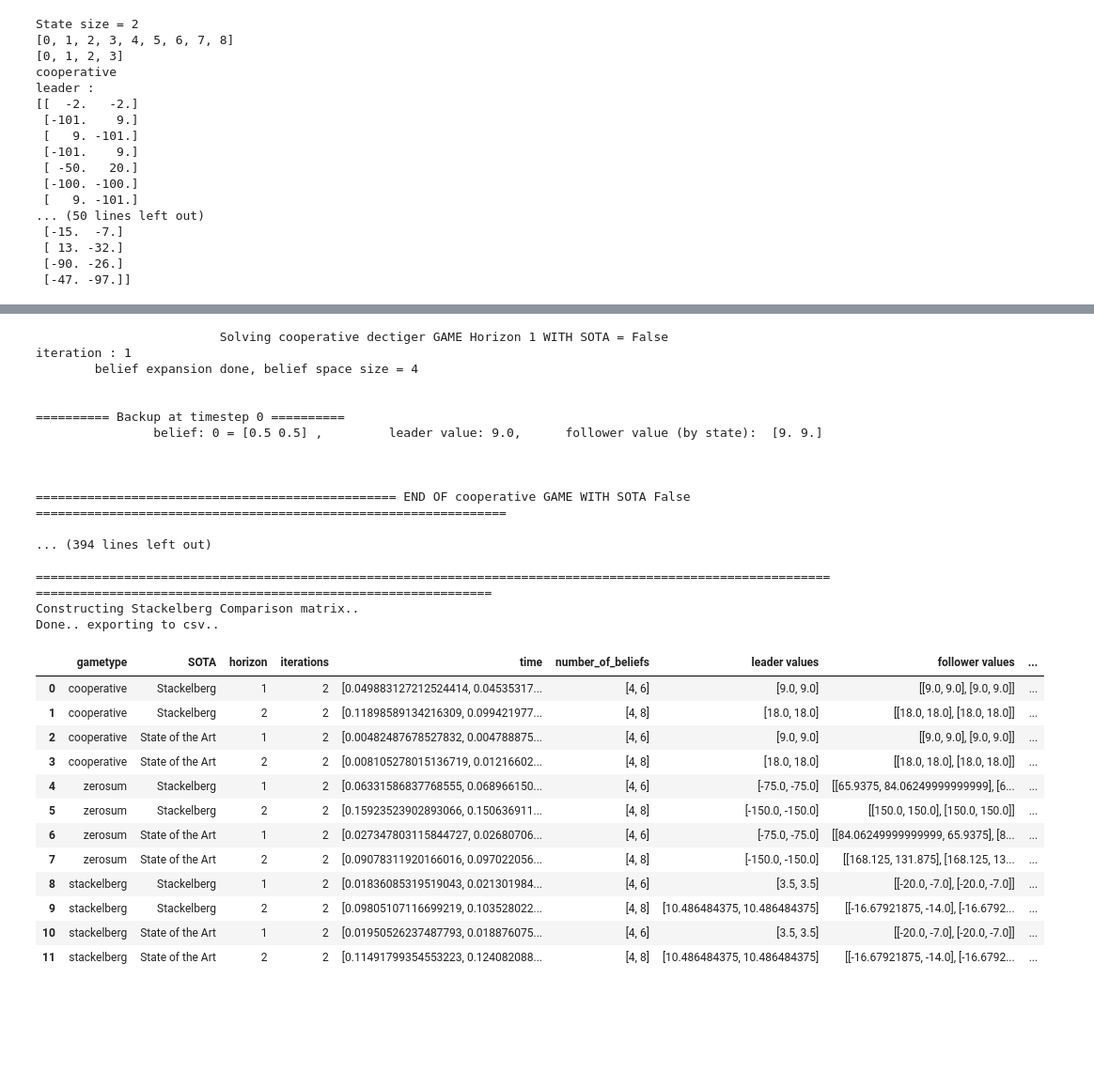
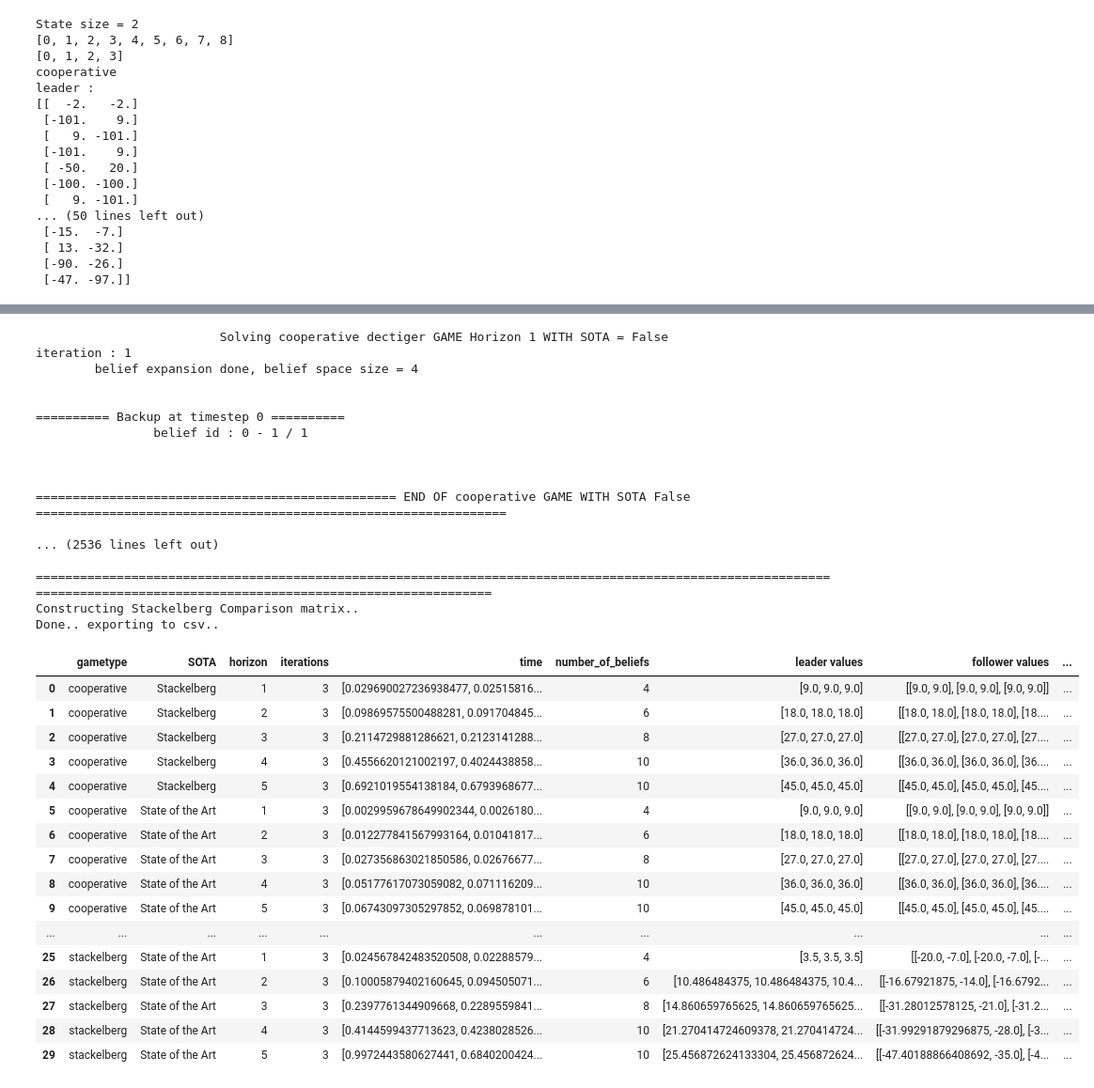
Before and after one commit to izzikampono/Thesis-New, a Jupyter notebook: test.ipynb, the cells around one changed output, grey strips where cells are left out. Shown at 94% size. Drawn from its saved outputs; the diff is of its cells as text; code cells hidden in the pictures; blank space fills up the shorter version.

```diff
--- a/test.ipynb
+++ b/test.ipynb
@@ -95,36 +97,40 @@ iteration : 1
-# %%
-experiment.run_experiment_decreasing_density(0.3)
-# %% [output]
-                         Solving cooperative dectiger GAME Horizon 1 WITH SOTA = False
-iteration : 1
-        belief expansion done, belief space size = 4
-
-
-========== Backup at timestep 0 ==========
-                belief: 0 = [0.5 0.5] ,         leader value: 9.0,      follower value (by state):  [9. 9.]
-
-
-
-================================================= END OF cooperative GAME WITH SOTA False ================================================================
-
-... (394 lines left out)
-
-==========================================================================================================================================================================
-Constructing Stackelberg Comparison matrix..
-Done.. exporting to csv..
-|  | gametype | SOTA | horizon | iterations | time | number_of_beliefs | leader values | follower values | ... |
-| 0 | cooperative | Stackelberg | 1 | 2 | [0.049883127212524414, 0.04535317... | [4, 6] | [9.0, 9.0] | [[9.0, 9.0], [9.0, 9.0]] | ... |
-| 1 | cooperative | Stackelberg | 2 | 2 | [0.11898589134216309, 0.099421977... | [4, 8] | [18.0, 18.0] | [[18.0, 18.0], [18.0, 18.0]] | ... |
-| 2 | cooperative | State of the Art | 1 | 2 | [0.00482487678527832, 0.004788875... | [4, 6] | [9.0, 9.0] | [[9.0, 9.0], [9.0, 9.0]] | ... |
-| 3 | cooperative | State of the Art | 2 | 2 | [0.008105278015136719, 0.01216602... | [4, 8] | [18.0, 18.0] | [[18.0, 18.0], [18.0, 18.0]] | ... |
-| 4 | zerosum | Stackelberg | 1 | 2 | [0.06331586837768555, 0.068966150... | [4, 6] | [-75.0, -75.0] | [[65.9375, 84.06249999999999], [6... | ... |
-| 5 | zerosum | Stackelberg | 2 | 2 | [0.15923523902893066, 0.150636911... | [4, 8] | [-150.0, -150.0] | [[150.0, 150.0], [150.0, 150.0]] | ... |
-| 6 | zerosum | State of the Art | 1 | 2 | [0.027347803115844727, 0.02680706... | [4, 6] | [-75.0, -75.0] | [[84.06249999999999, 65.9375], [8... | ... |
-| 7 | zerosum | State of the Art | 2 | 2 | [0.09078311920166016, 0.097022056... | [4, 8] | [-150.0, -150.0] | [[168.125, 131.875], [168.125, 13... | ... |
-| 8 | stackelberg | Stackelberg | 1 | 2 | [0.01836085319519043, 0.021301984... | [4, 6] | [3.5, 3.5] | [[-20.0, -7.0], [-20.0, -7.0]] | ... |
-| 9 | stackelberg | Stackelberg | 2 | 2 | [0.09805107116699219, 0.103528022... | [4, 8] | [10.486484375, 10.486484375] | [[-16.67921875, -14.0], [-16.6792... | ... |
-| 10 | stackelberg | State of the Art | 1 | 2 | [0.01950526237487793, 0.018876075... | [4, 6] | [3.5, 3.5] | [[-20.0, -7.0], [-20.0, -7.0]] | ... |
-| 11 | stackelberg | State of the Art | 2 | 2 | [0.11491799354553223, 0.124082088... | [4, 8] | [10.486484375, 10.486484375] | [[-16.67921875, -14.0], [-16.6792... | ... |
+# %%
+experiment.run_experiments()
+# %% [output]
+                         Solving cooperative dectiger GAME Horizon 1 WITH SOTA = False
+iteration : 1
+        belief expansion done, belief space size = 4
+
+
+========== Backup at timestep 0 ==========
+                belief id : 0 - 1 / 1
+
+
+
+================================================= END OF cooperative GAME WITH SOTA False ================================================================
+
+... (2536 lines left out)
+
+==========================================================================================================================================================================
+Constructing Stackelberg Comparison matrix..
+Done.. exporting to csv..
+|  | gametype | SOTA | horizon | iterations | time | number_of_beliefs | leader values | follower values | ... |
+| 0 | cooperative | Stackelberg | 1 | 3 | [0.029690027236938477, 0.02515816... | 4 | [9.0, 9.0, 9.0] | [[9.0, 9.0], [9.0, 9.0], [9.0, 9.0]] | ... |
+| 1 | cooperative | Stackelberg | 2 | 3 | [0.09869575500488281, 0.091704845... | 6 | [18.0, 18.0, 18.0] | [[18.0, 18.0], [18.0, 18.0], [18.... | ... |
+| 2 | cooperative | Stackelberg | 3 | 3 | [0.2114729881286621, 0.2123141288... | 8 | [27.0, 27.0, 27.0] | [[27.0, 27.0], [27.0, 27.0], [27.... | ... |
+| 3 | cooperative | Stackelberg | 4 | 3 | [0.4556620121002197, 0.4024438858... | 10 | [36.0, 36.0, 36.0] | [[36.0, 36.0], [36.0, 36.0], [36.... | ... |
+| 4 | cooperative | Stackelberg | 5 | 3 | [0.6921019554138184, 0.6793968677... | 10 | [45.0, 45.0, 45.0] | [[45.0, 45.0], [45.0, 45.0], [45.... | ... |
+| 5 | cooperative | State of the Art | 1 | 3 | [0.0029959678649902344, 0.0026180... | 4 | [9.0, 9.0, 9.0] | [[9.0, 9.0], [9.0, 9.0], [9.0, 9.0]] | ... |
+| 6 | cooperative | State of the Art | 2 | 3 | [0.012277841567993164, 0.01041817... | 6 | [18.0, 18.0, 18.0] | [[18.0, 18.0], [18.0, 18.0], [18.... | ... |
+| 7 | cooperative | State of the Art | 3 | 3 | [0.027356863021850586, 0.02676677... | 8 | [27.0, 27.0, 27.0] | [[27.0, 27.0], [27.0, 27.0], [27.... | ... |
+| 8 | cooperative | State of the Art | 4 | 3 | [0.05177617073059082, 0.071116209... | 10 | [36.0, 36.0, 36.0] | [[36.0, 36.0], [36.0, 36.0], [36.... | ... |
+| 9 | cooperative | State of the Art | 5 | 3 | [0.06743097305297852, 0.069878101... | 10 | [45.0, 45.0, 45.0] | [[45.0, 45.0], [45.0, 45.0], [45.... | ... |
+| ... | ... | ... | ... | ... | ... | ... | ... | ... | ... |
+| 25 | stackelberg | State of the Art | 1 | 3 | [0.024567842483520508, 0.02288579... | 4 | [3.5, 3.5, 3.5] | [[-20.0, -7.0], [-20.0, -7.0], [-... | ... |
+| 26 | stackelberg | State of the Art | 2 | 3 | [0.10005879402160645, 0.094505071... | 6 | [10.486484375, 10.486484375, 10.4... | [[-16.67921875, -14.0], [-16.6792... | ... |
+| 27 | stackelberg | State of the Art | 3 | 3 | [0.2397761344909668, 0.2289559841... | 8 | [14.860659765625, 14.860659765625... | [[-31.28012578125, -21.0], [-31.2... | ... |
+| 28 | stackelberg | State of the Art | 4 | 3 | [0.4144599437713623, 0.4238028526... | 10 | [21.270414724609378, 21.270414724... | [[-31.99291879296875, -28.0], [-3... | ... |
+| 29 | stackelberg | State of the Art | 5 | 3 | [0.9972443580627441, 0.6840200424... | 10 | [25.456872624133304, 25.456872624... | [[-47.40188866408692, -35.0], [-4... | ... |
 # %%
 tables = experiment.generate_summary_table()
 tables["zerosum"]
```
Also changed, not shown: parts of 7 cells of this notebook, 47 other files.
